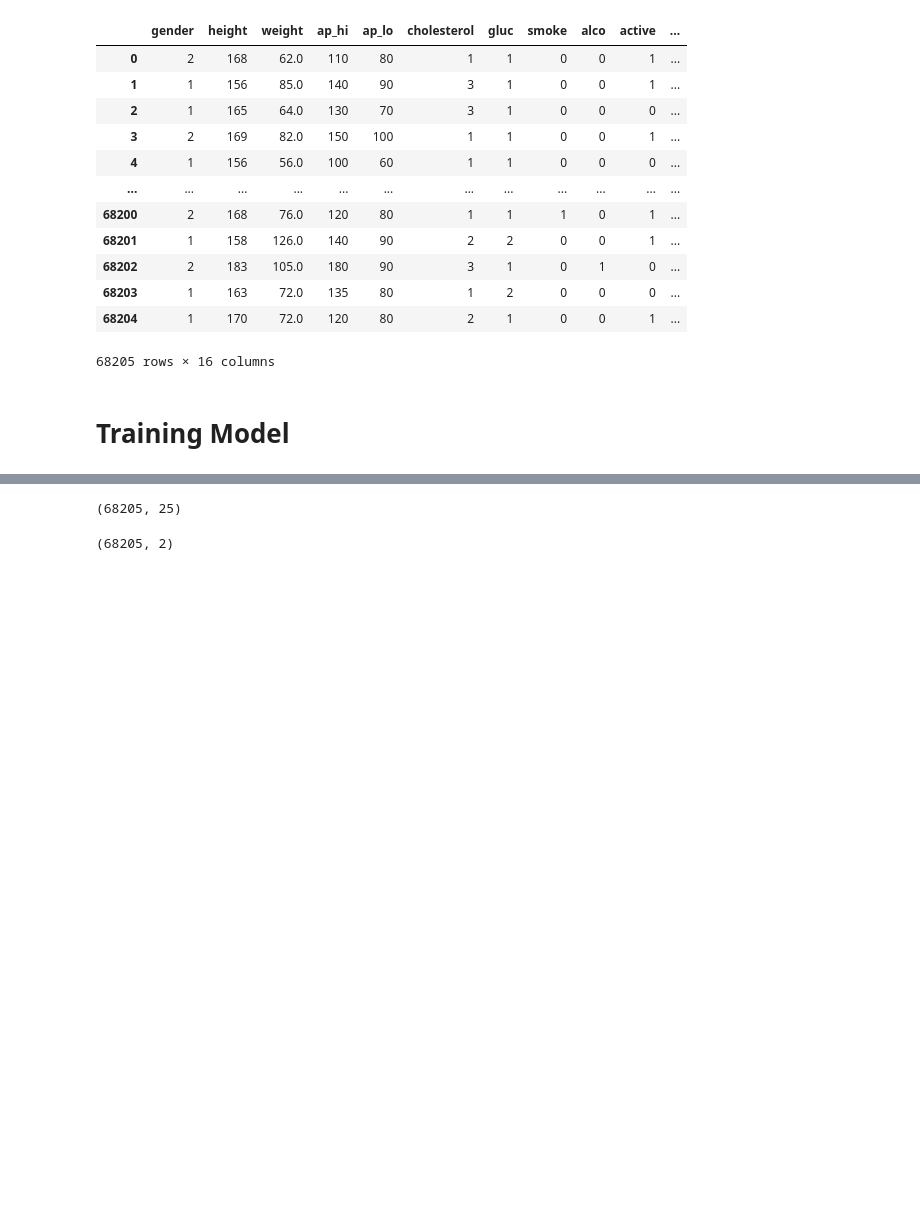
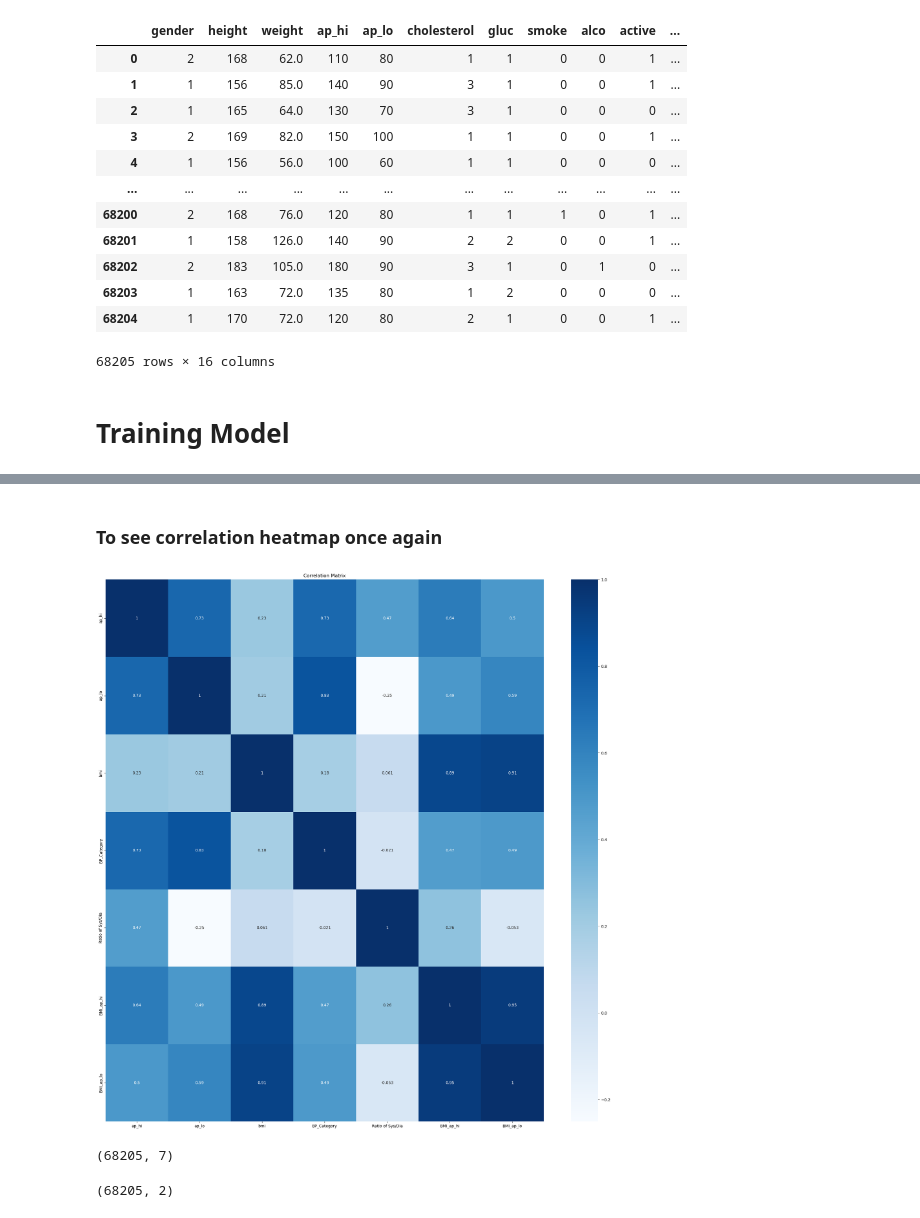
Before and after one commit to TAHIR0110/ThereForYou, a Jupyter notebook: Cardiovascular Prediction Model/cardiovascularEDA.ipynb, the cells around one changed output, grey strips where cells are left out. Drawn from its saved outputs; the diff is of its cells as text; code cells hidden in the pictures; blank space fills up the shorter version.

```diff
--- a/Cardiovascular Prediction Model/cardiovascularEDA.ipynb
+++ b/Cardiovascular Prediction Model/cardiovascularEDA.ipynb
@@ -9,5 +17,5 @@ import tensorflow as tf
 # %%
-df = pd.read_csv('cardio_data_processed.csv')
+df = pd.read_csv('E:\Project\Thereforyou\ThereForYou\Cardiovascular Prediction Model\cardio_data_processed.csv')
 df.head()
 # %% [output]
 |  | id | age | gender | height | weight | ap_hi | ap_lo | cholesterol | gluc | smoke | alco | ... |
@@ -268,0 +257,4 @@ df_encoded
+# %%
+df_encoded = df.drop(['active', 'smoke', 'alco', 'gluc', 'cholesterol', 'age_years', 'height', 'weight', 'gender'], axis=1)
+
+df_encoded
@@ -269,6 +275,17 @@ df_encoded
+# %% [markdown]
+### To see correlation heatmap once again
+# %%
+plt.figure(figsize=(20, 20))
+correlation=df_encoded.corr(numeric_only=True)
+sns.heatmap(correlation, annot=True, cmap='Blues')
+plt.title("Correlation Matrix")
+plt.tight_layout()
+plt.show()
+# %% [output]
+[figure, added]
 # %%
 X = np.array(df_encoded)
 X.shape
 # %% [output]
-(68205, 25)
+(68205, 7)
 # %%
```
Also changed, not shown: parts of 31 cells of this notebook.
